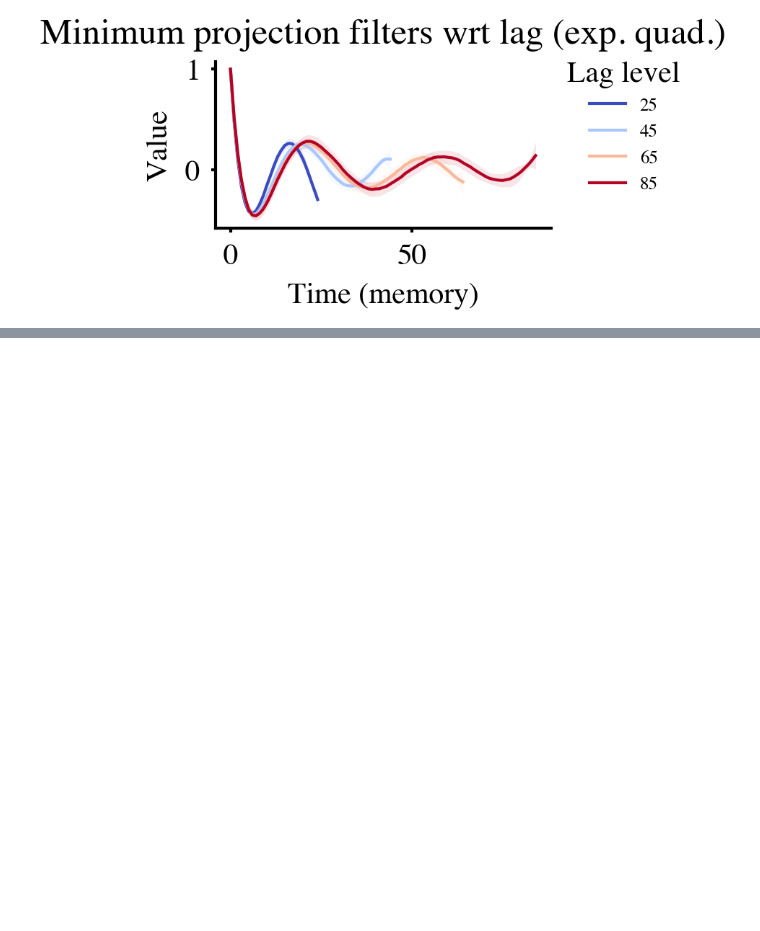
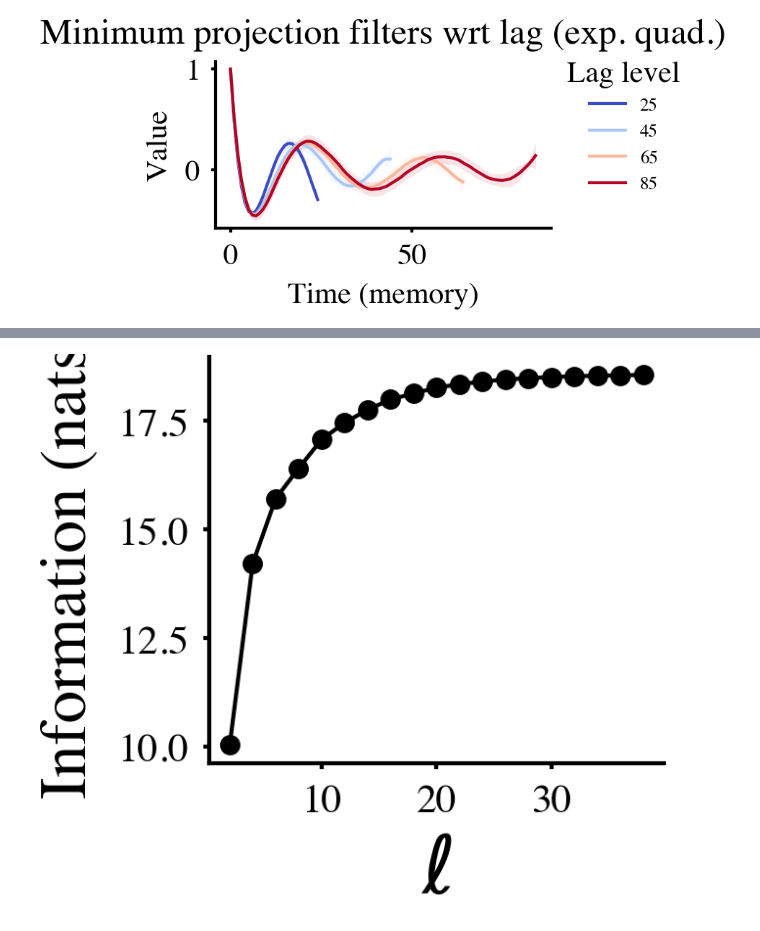
Before and after one commit to ShawnQin/ReSU, a Jupyter notebook: gaussian_processes.ipynb, the cells around one changed output, grey strips where cells are left out. Cells and saved outputs as stored; diff of their text form; code cells hidden in the pictures; blank space fills up the shorter version.

```diff
--- a/gaussian_processes.ipynb
+++ b/gaussian_processes.ipynb
@@ -1153,0 +1303,4 @@ plot_filters_statistics(
+# %%
+mutual_info_plot(write_to_file=False)
+# %% [output]
+[figure, added]
```
Also changed, not shown: parts of 3 cells of this notebook.
